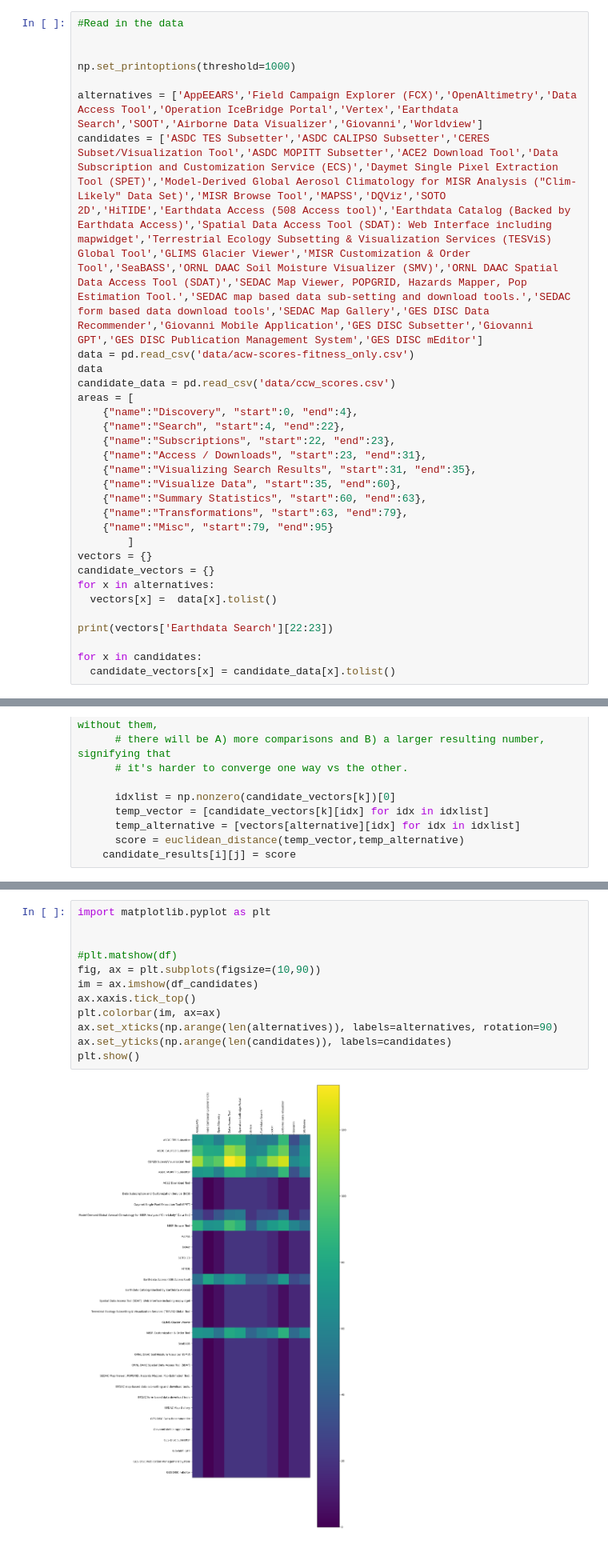
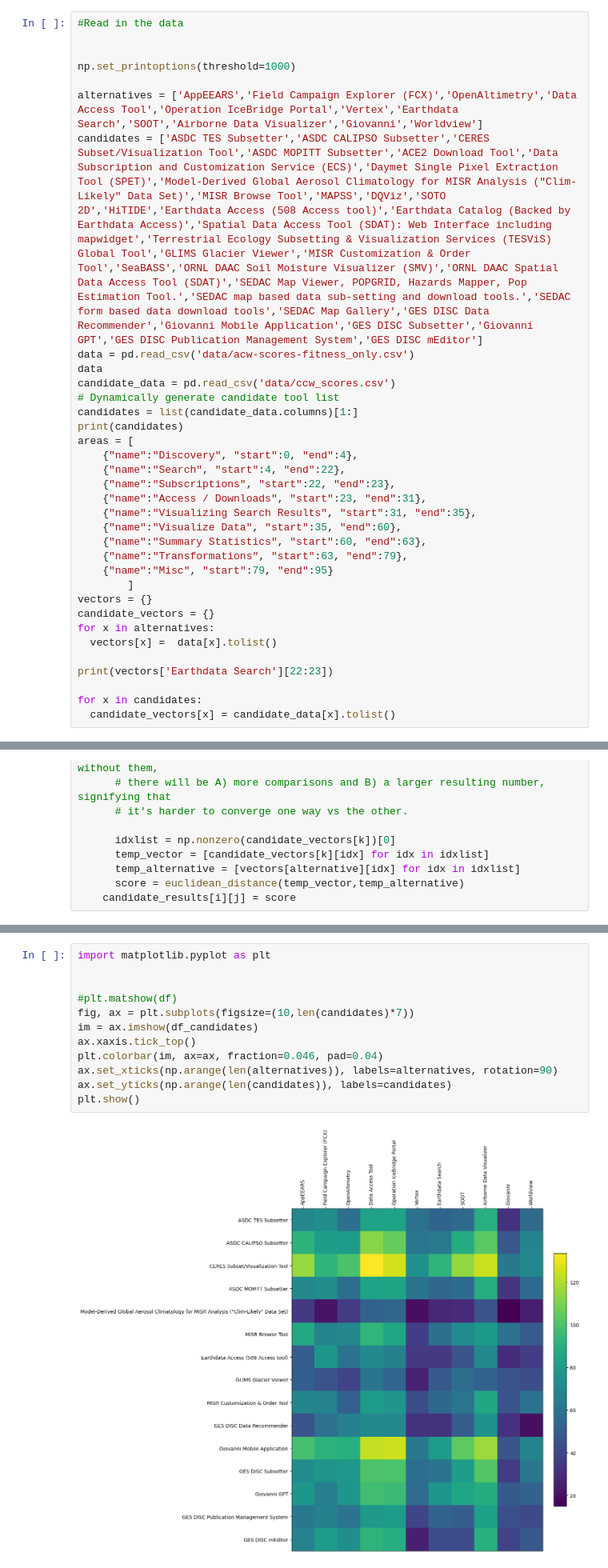
Before and after one commit to mike-gangl/convergence, a Jupyter notebook: Similarity-byarea.ipynb, the cells around one changed output, grey strips where cells are left out. Shown at 80% size. Drawn from its saved outputs; the diff is of its cells as text.

Commit message:
Added most up-to-date ccw scores. Fixed inconsistent colorbars

```diff
--- a/Similarity-byarea.ipynb
+++ b/Similarity-byarea.ipynb
@@ -26,6 +26,9 @@ candidates = ['ASDC TES Subsetter','ASDC CALIPSO Subsetter','CERES Subset/Visual
 data = pd.read_csv('data/acw-scores-fitness_only.csv')
 data
 candidate_data = pd.read_csv('data/ccw_scores.csv')
+# Dynamically generate candidate tool list
+candidates = list(candidate_data.columns)[1:]
+print(candidates)
 areas = [
     {"name":"Discovery", "start":0, "end":4},
     {"name":"Search", "start":4, "end":22},
@@ -310,17 +312,17 @@ dtype: object
 # %%
 import matplotlib.pyplot as plt
 
 
 #plt.matshow(df)
-fig, ax = plt.subplots(figsize=(10,90))
+fig, ax = plt.subplots(figsize=(10,len(candidates)*7))
 im = ax.imshow(df_candidates)
 ax.xaxis.tick_top()
-plt.colorbar(im, ax=ax)
+plt.colorbar(im, ax=ax, fraction=0.046, pad=0.04)
 ax.set_xticks(np.arange(len(alternatives)), labels=alternatives, rotation=90)
 ax.set_yticks(np.arange(len(candidates)), labels=candidates)
 plt.show()
 # %% [output]
-[figure, old version]
+[figure, new version]
 # %% [markdown]
 # Candidates by Area
 # %%
```
Also changed, not shown: parts of 5 cells of this notebook, 1 other file.
